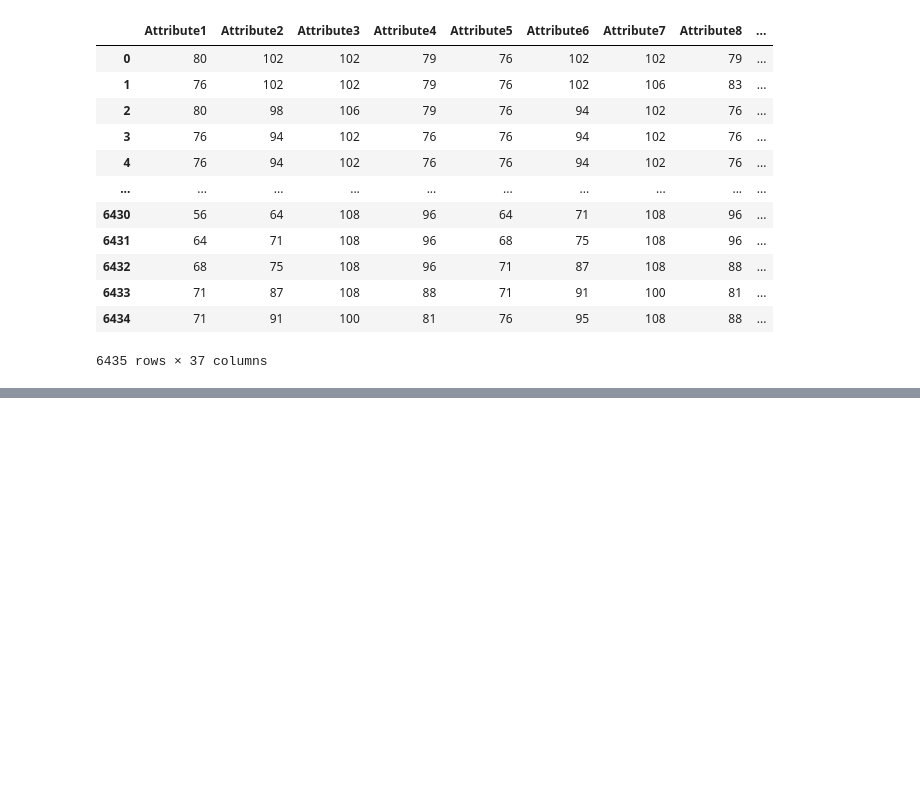
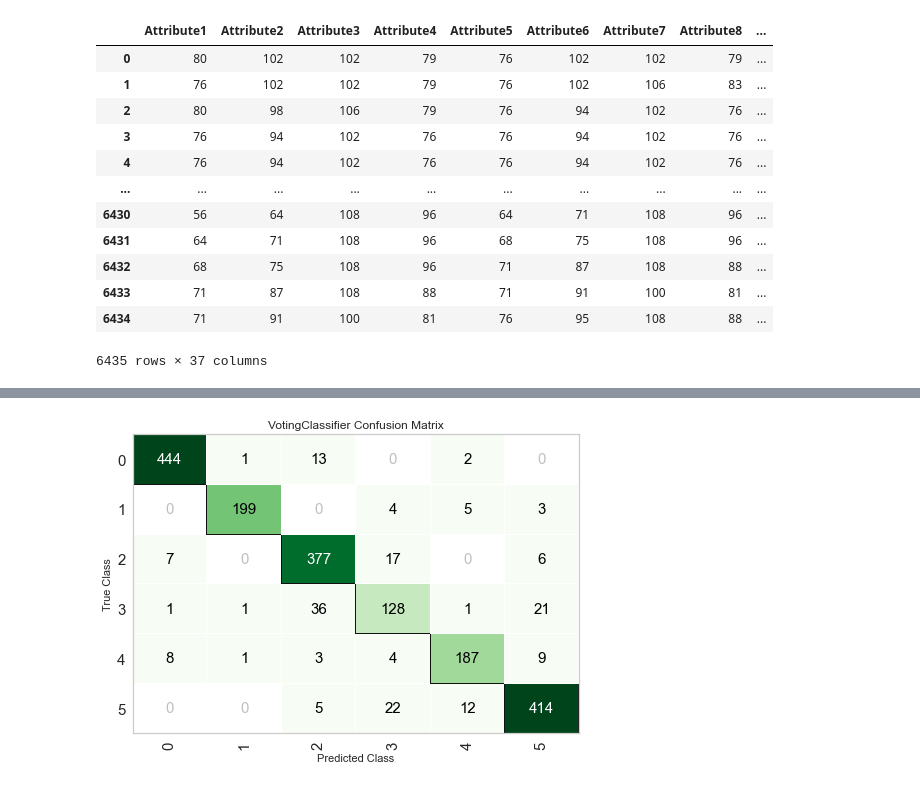
Before and after one commit to koptimizer/pycaret-korea, a Jupyter notebook: auto3ForMeeting.ipynb, the cells around one changed output, grey strips where cells are left out. Drawn from its saved outputs; the diff is of its cells as text; code cells hidden in the pictures; blank space fills up the shorter version.

```diff
--- a/auto3ForMeeting.ipynb
+++ b/auto3ForMeeting.ipynb
@@ -197,0 +207,2 @@ base_models = compare_models(n_select=3, fold=5, sort="F1")
+# %%
+blended_model = blend_models(estimator_list=base_models, fold=5, optimize='F1', method='soft')
@@ -197,0 +218,4 @@ base_models = compare_models(n_select=3, fold=5, sort="F1")
+# %%
+plot_model(blended_model, plot='confusion_matrix')
+# %% [output]
+[figure, added]
```
Also changed, not shown: parts of 17 cells of this notebook.
